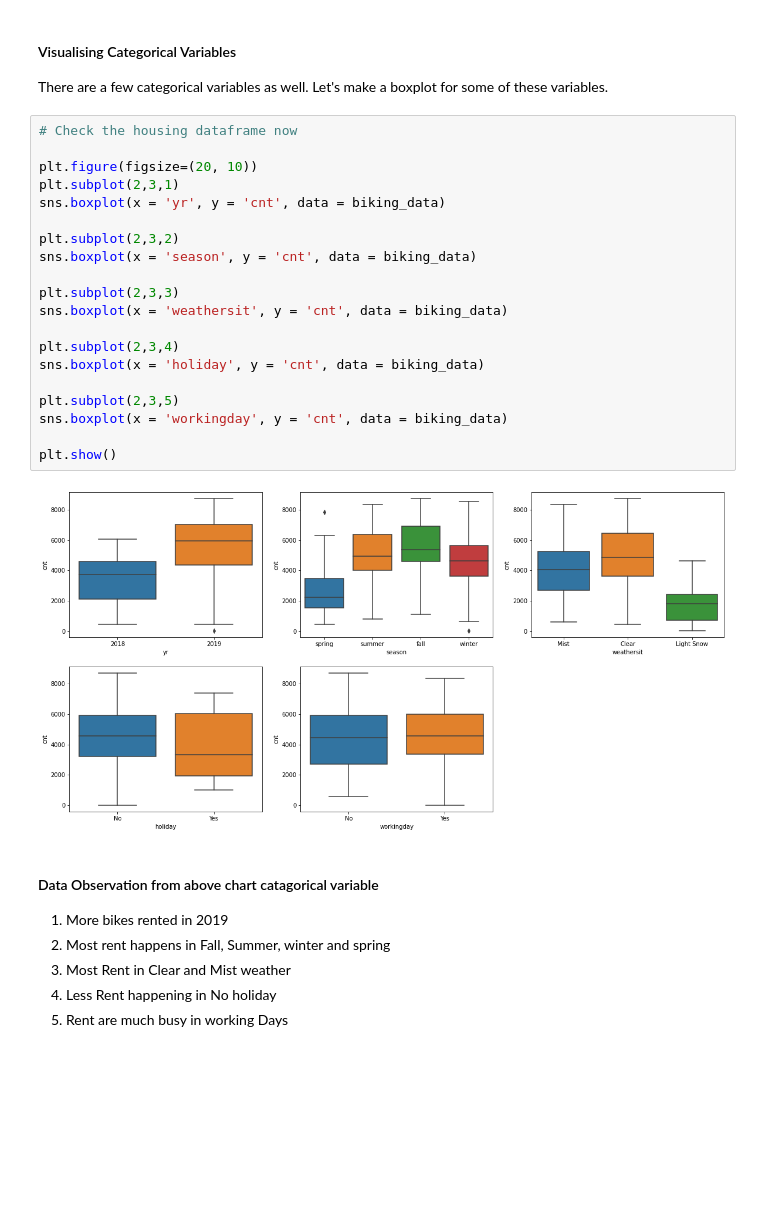
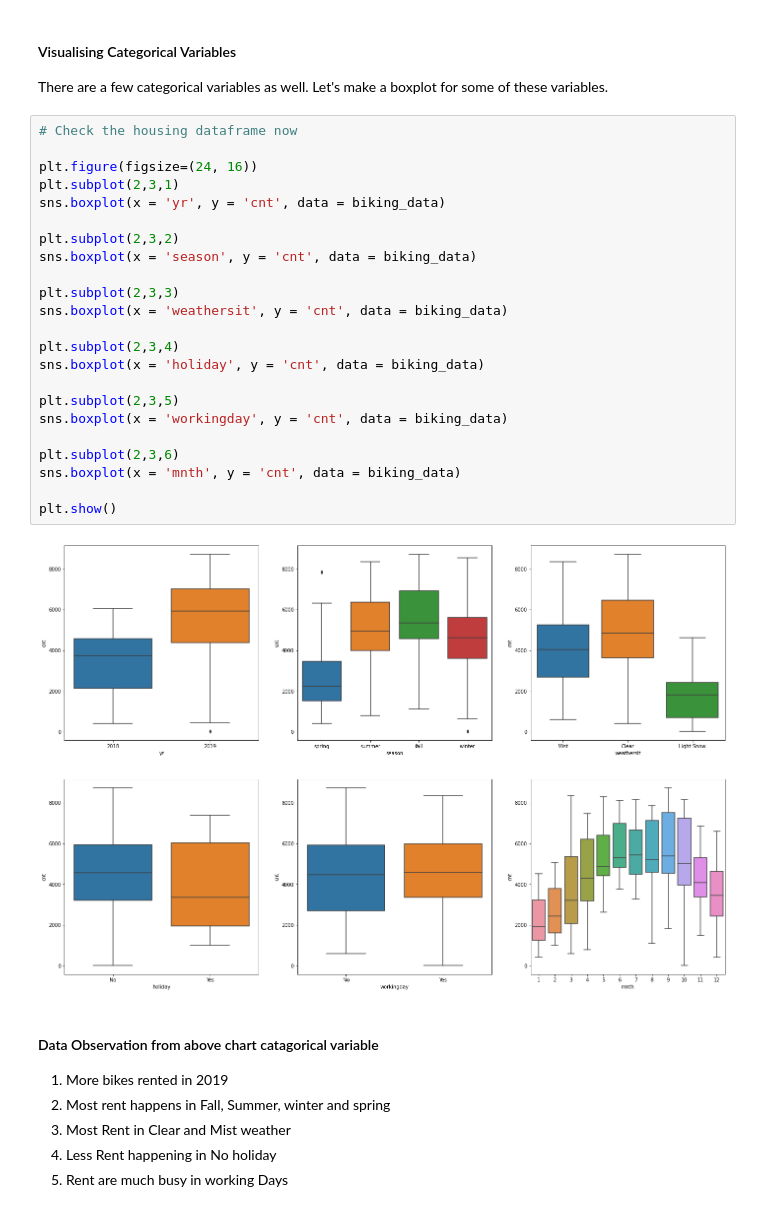
Before and after one commit to samrich76/bike-sharing-system, a Jupyter notebook: Biking_Case_Study_using_RFE.ipynb, the cells around one changed output. Cells and saved outputs as stored; diff of their text form; blank space fills up the shorter version.

```diff
--- a/Biking_Case_Study_using_RFE.ipynb
+++ b/Biking_Case_Study_using_RFE.ipynb
@@ -214,25 +236,28 @@ There are a few categorical variables as well. Let's make a boxplot for some of
 # %%
 # Check the housing dataframe now
 
-plt.figure(figsize=(20, 10))
+plt.figure(figsize=(24, 16))
 plt.subplot(2,3,1)
 sns.boxplot(x = 'yr', y = 'cnt', data = biking_data)
 
 plt.subplot(2,3,2)
 sns.boxplot(x = 'season', y = 'cnt', data = biking_data)
 
 plt.subplot(2,3,3)
 sns.boxplot(x = 'weathersit', y = 'cnt', data = biking_data)
 
 plt.subplot(2,3,4)
 sns.boxplot(x = 'holiday', y = 'cnt', data = biking_data)
 
 plt.subplot(2,3,5)
 sns.boxplot(x = 'workingday', y = 'cnt', data = biking_data)
 
+plt.subplot(2,3,6)
+sns.boxplot(x = 'mnth', y = 'cnt', data = biking_data)
+
 plt.show()
 # %% [output]
-[figure, old version]
+[figure, new version]
 # %% [markdown]
 #### Data Observation from above chart catagorical variable
 
```
Also changed, not shown: parts of 45 cells of this notebook.
